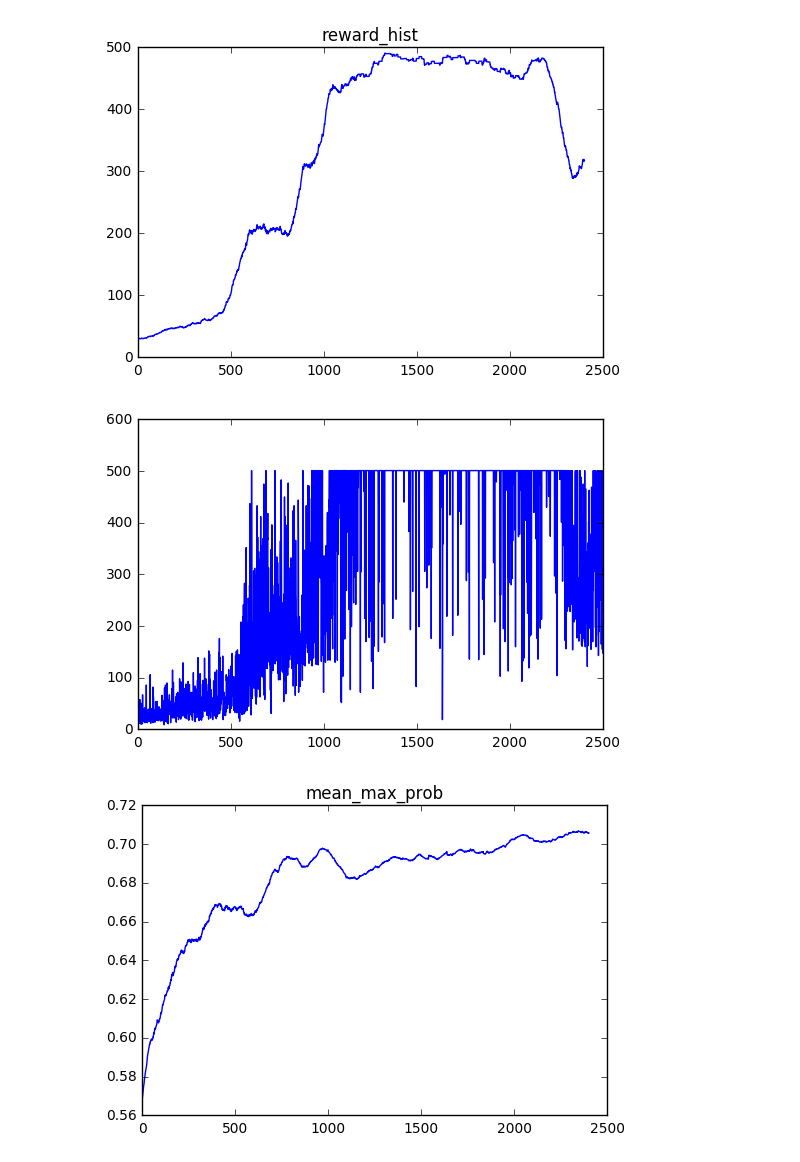
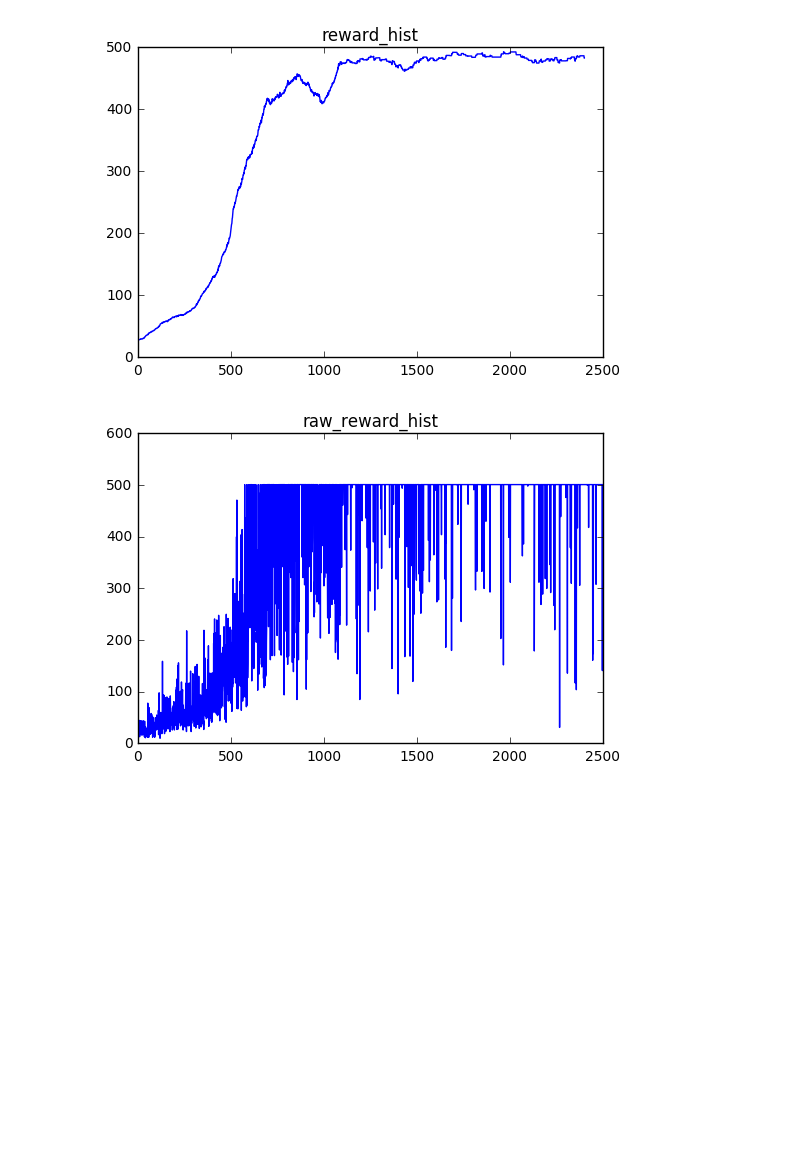
Before and after one commit to mkowoods/open-ai-gym, a Jupyter notebook: cartpole - policy gradient.ipynb, the cells around one changed output. Saved outputs shown, nothing was run; the diff lists cells and outputs as text; code cells hidden in the pictures; blank space fills up the shorter version.

```diff
--- a/cartpole - policy gradient.ipynb
+++ b/cartpole - policy gradient.ipynb
@@ -66,10 +69,7 @@ GLOBAL_reward_hist = []
 num_episodes = 2500
 gamma = 0.97
 
-pol_loss_hist = []
-val_loss_hist = []
-reward_hist = []
-mean_max_prob = []
+
 
 print 'Total # of episodes trained so far', TOTAL_NUMBER_OF_TRAINING_EPISODES
 for epoch in xrange(num_episodes):
@@ -79,15 +79,9 @@ for epoch in xrange(num_episodes):
     actions = []
     transitions = []
     total_reward = 0.0
-    eps = 1.0/(epoch + 4.0)
     max_prob_per_step = []
     while True:
         probs = sess.run(policy_action_est, feed_dict={policy_state_var : obs.reshape((1, obs.shape[0]))})
-        #if np.random.rand() > probs.max():
-        #    action = env.action_space.sample()
-        #else:
-        #    action = 0 if (probs[0][0] > 0.5) else 1
-        #print probs
         #THIS EXPLORATION FUNCTION IS THE MOST CRITICAL PART TO THE SUCCESS of the model. WHY???
 
         action = 0 if np.random.rand() < probs[0][0] else 1 #intresting approach.. as you get more confident in your answers the model will start to scale down
@@ -129,10 +123,15 @@ for epoch in xrange(num_episodes):
     N = len(states) #batch size
     obs_ = [obs for obs, _, _ in  transitions]
     estimated_val = sess.run(value_val_est, feed_dict = {value_state_var : obs_})
+
+    #in regards to calculate the advantages larges values (in the 10s) seem to produce noticeably better results then
+    #normalizing either the future rewards or the advantages given this particular architecture.
+
     future_rewards =  np.array(future_rewards)
-    future_rewards = (future_rewards - future_rewards.mean())/future_rewards.std()
+    #future_rewards = (future_rewards - future_rewards.mean())/future_rewards.std()
 
     advantage = (future_rewards - estimated_val)
+    #advantage = (advantage - advantage.mean())/advantage.std()
 
     pol_opt, pol_loss = sess.run([policy_opt, policy_loss], feed_dict = {policy_state_var: states,
                                                                          policy_action_var: actions,
@@ -146,16 +145,14 @@ for epoch in xrange(num_episodes):
     val_loss_hist.append(val_loss/N)
     reward_hist.append(total_reward)
     mean_max_prob.append(np.array(max_prob_per_step).mean())
+    mean_advantage.append(advantage.mean())
     if epoch % 10 == 0:
-        print 'episode', epoch, 'total_reward', total_reward, pol_loss, val_loss, advantage.mean()
+        print 'episode', epoch, 'total_reward', total_reward, pol_loss, val_loss, advantage.mean(), advantage.max(), advantage.min()
 
     #if sum(reward_hist[-100:])/100.0 > 250:
     #    break
 
 
 print 'Total # of episodes trained so far', TOTAL_NUMBER_OF_TRAINING_EPISODES
-GLOBAL_pol_loss_hist += pol_loss_hist
-GLOBAL_val_loss_hist += val_loss_hist
-GLOBAL_reward_hist += reward_hist
 # %% [output]
 Total # of episodes trained so far 0
@@ -177,14 +174,11 @@ episode 2490 total_reward 481.0 -17455.2 302.326 -0.135139159471
 Total # of episodes trained so far 2500
 # %%
-
-smoothed_pol_loss_hist = [sum(GLOBAL_pol_loss_hist[i-99:i])/100.0 for i in range(99, len(GLOBAL_pol_loss_hist)) ]
-
-smoothed_val_loss_hist = [sum(GLOBAL_val_loss_hist[i-99:i])/100.0 for i in range(99, len(GLOBAL_val_loss_hist)) ]
-smoothed_reward_hist = [sum(GLOBAL_reward_hist[i-99:i])/100.0 for i in range(99, len(GLOBAL_reward_hist)) ]
+smoothed_pol_loss_hist = [sum(pol_loss_hist[i-99:i])/100.0 for i in range(99, len(pol_loss_hist)) ]
+smoothed_val_loss_hist = [sum(val_loss_hist[i-99:i])/100.0 for i in range(99, len(val_loss_hist)) ]
+smoothed_reward_hist   = [sum(reward_hist[i-99:i])/100.0 for i in range(99, len(reward_hist)) ]
 smoothed_mean_max_prob = [sum(mean_max_prob[i-99:i])/100.0 for i in range(99, len(mean_max_prob))]
+smoothed_mean_advantage = [sum(mean_advantage[i-99:i])/100.0 for i in range(99, len(mean_advantage))]
 # %%
-
-
 plt.plot(smoothed_pol_loss_hist)
 plt.title("pol_loss")
 plt.show()
@@ -197,10 +191,7 @@ plt.plot(smoothed_reward_hist)
 plt.title("reward_hist")
 plt.show()
 
-plt.plot(GLOBAL_reward_hist)
+plt.plot(reward_hist)
+plt.title("raw_reward_hist")
 plt.show()
-
-plt.plot(smoothed_mean_max_prob)
-plt.title("mean_max_prob")
-plt.show()
 # %% [output]
@@ -209,3 +200,2 @@ plt.show()
-[figure, old version]
+[figure, new version]
-[figure, old version]
+[figure, new version]
-[figure, removed]
```
Also changed, not shown: parts of 9 cells of this notebook, 2 other files.
